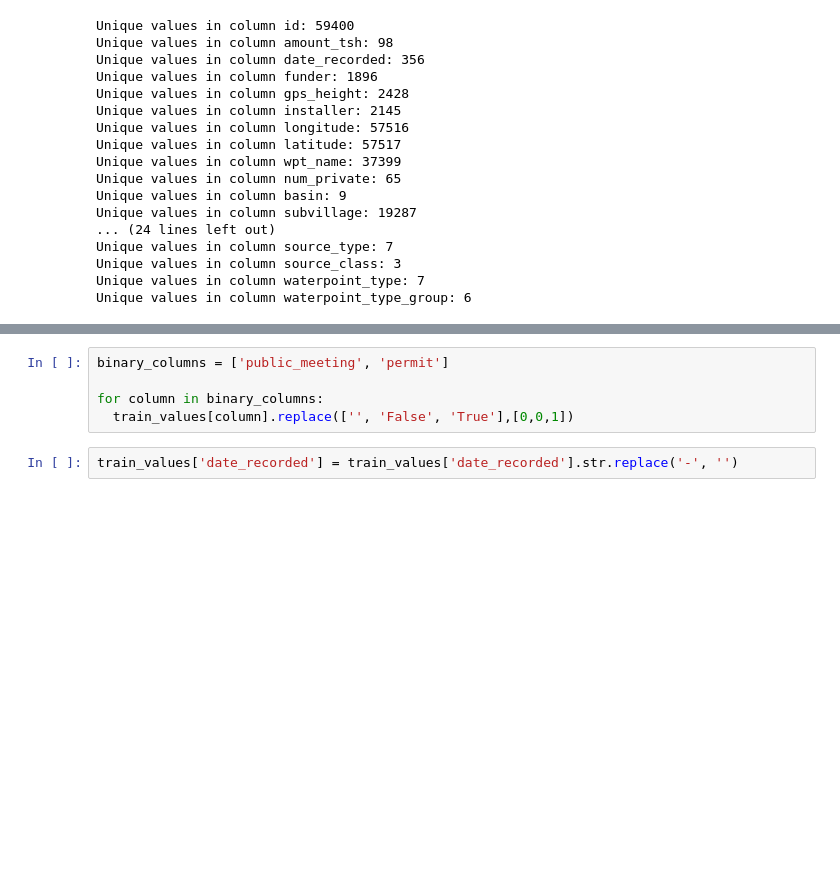
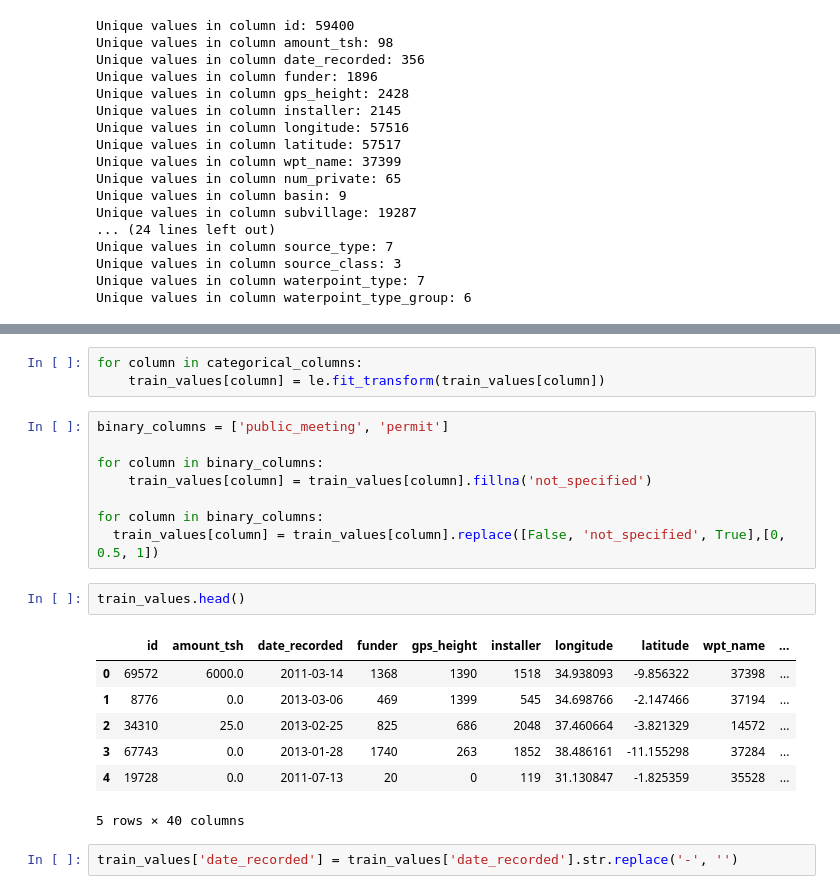
Before and after one commit to JaviARo/WaterTable, a Jupyter notebook: WaterTable.ipynb, the cells around one changed output, grey strips where cells are left out. Cells and saved outputs as stored; diff of their text form; blank space fills up the shorter version.

```diff
--- a/WaterTable.ipynb
+++ b/WaterTable.ipynb
@@ -190,8 +200,24 @@ for column in categorical_columns:
+# %%
+for column in categorical_columns:
+	train_values[column] = le.fit_transform(train_values[column])
 # %%
 binary_columns = ['public_meeting', 'permit']
 
 for column in binary_columns:
-  train_values[column].replace(['', 'False', 'True'],[0,0,1])
+	train_values[column] = train_values[column].fillna('not_specified')
+
+for column in binary_columns:
+  train_values[column] = train_values[column].replace([False, 'not_specified', True],[0, 0.5, 1])
+# %%
+train_values.head()
+# %% [output]
+|  | id | amount_tsh | date_recorded | funder | gps_height | installer | longitude | latitude | wpt_name | ... |
+| 0 | 69572 | 6000.0 | 2011-03-14 | 1368 | 1390 | 1518 | 34.938093 | -9.856322 | 37398 | ... |
+| 1 | 8776 | 0.0 | 2013-03-06 | 469 | 1399 | 545 | 34.698766 | -2.147466 | 37194 | ... |
+| 2 | 34310 | 25.0 | 2013-02-25 | 825 | 686 | 2048 | 37.460664 | -3.821329 | 14572 | ... |
+| 3 | 67743 | 0.0 | 2013-01-28 | 1740 | 263 | 1852 | 38.486161 | -11.155298 | 37284 | ... |
+| 4 | 19728 | 0.0 | 2011-07-13 | 20 | 0 | 119 | 31.130847 | -1.825359 | 35528 | ... |
+5 rows × 40 columns
 # %%
 train_values['date_recorded'] = train_values['date_recorded'].str.replace('-', '')
 # %%
```
Also changed, not shown: parts of 7 cells of this notebook.
